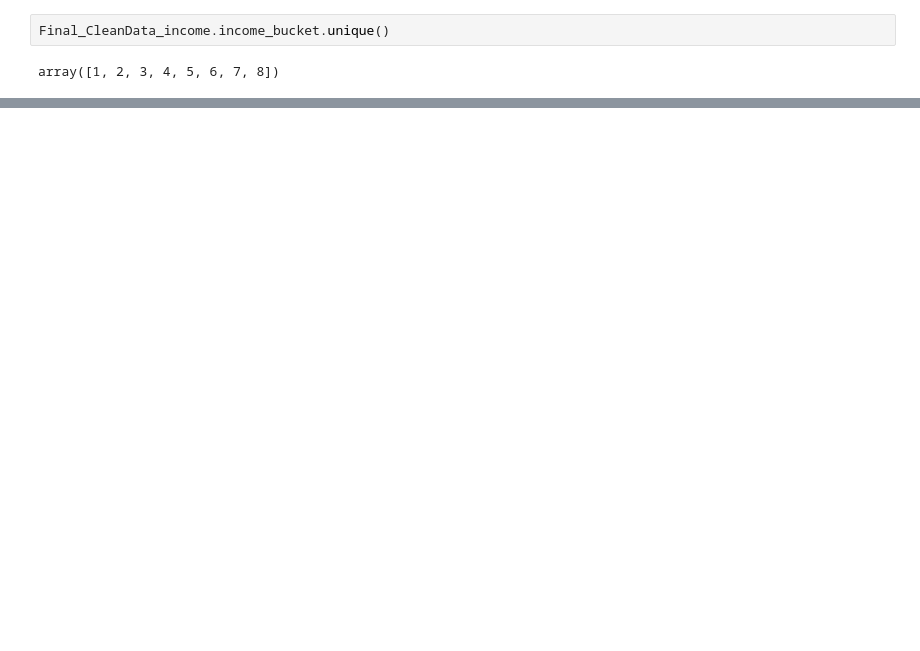
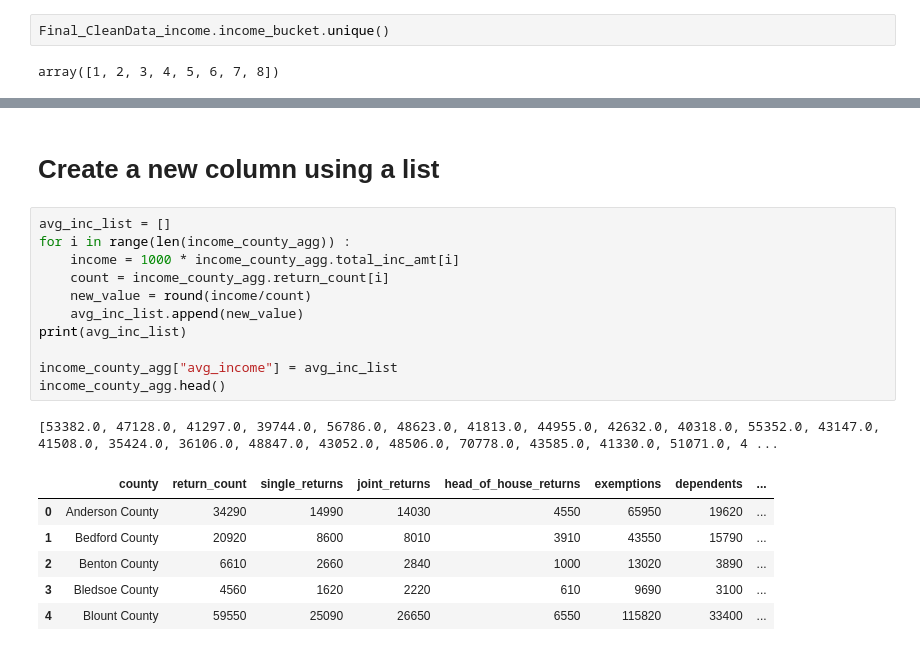
Before and after one commit to nehasawhney/vanderbilt-data-essentials-cohort-2, a Jupyter notebook: HealthCareCostAnalysis_DSE_Module_Project.ipynb, the cells around one changed output, grey strips where cells are left out. Saved outputs shown, nothing was run; the diff lists cells and outputs as text; blank space fills up the shorter version.

```diff
--- a/HealthCareCostAnalysis_DSE_Module_Project.ipynb
+++ b/HealthCareCostAnalysis_DSE_Module_Project.ipynb
@@ -354,0 +395,21 @@ income_dict = { 1:'Total', 2:'Under $1', 3:'Between 1 and $10,000', 4:'Between 1
+# %% [markdown]
+# Create a new column using a list
+# %%
+avg_inc_list = []
+for i in range(len(income_county_agg)) :
+    income = 1000 * income_county_agg.total_inc_amt[i]
+    count = income_county_agg.return_count[i]
+    new_value = round(income/count)
+    avg_inc_list.append(new_value)
+print(avg_inc_list)
+
+income_county_agg["avg_income"] = avg_inc_list
+income_county_agg.head()
+# %% [output]
+[53382.0, 47128.0, 41297.0, 39744.0, 56786.0, 48623.0, 41813.0, 44955.0, 42632.0, 40318.0, 55352.0, 43147.0, 41508.0, 35424.0, 36106.0, 48847.0, 43052.0, 48506.0, 70778.0, 43585.0, 41330.0, 51071.0, 4 ...
+|  | county | return_count | single_returns | joint_returns | head_of_house_returns | exemptions | dependents | ... |
+| 0 | Anderson County | 34290 | 14990 | 14030 | 4550 | 65950 | 19620 | ... |
+| 1 | Bedford County | 20920 | 8600 | 8010 | 3910 | 43550 | 15790 | ... |
+| 2 | Benton County | 6610 | 2660 | 2840 | 1000 | 13020 | 3890 | ... |
+| 3 | Bledsoe County | 4560 | 1620 | 2220 | 610 | 9690 | 3100 | ... |
+| 4 | Blount County | 59550 | 25090 | 26650 | 6550 | 115820 | 33400 | ... |
```
Also changed, not shown: parts of 15 cells of this notebook.
